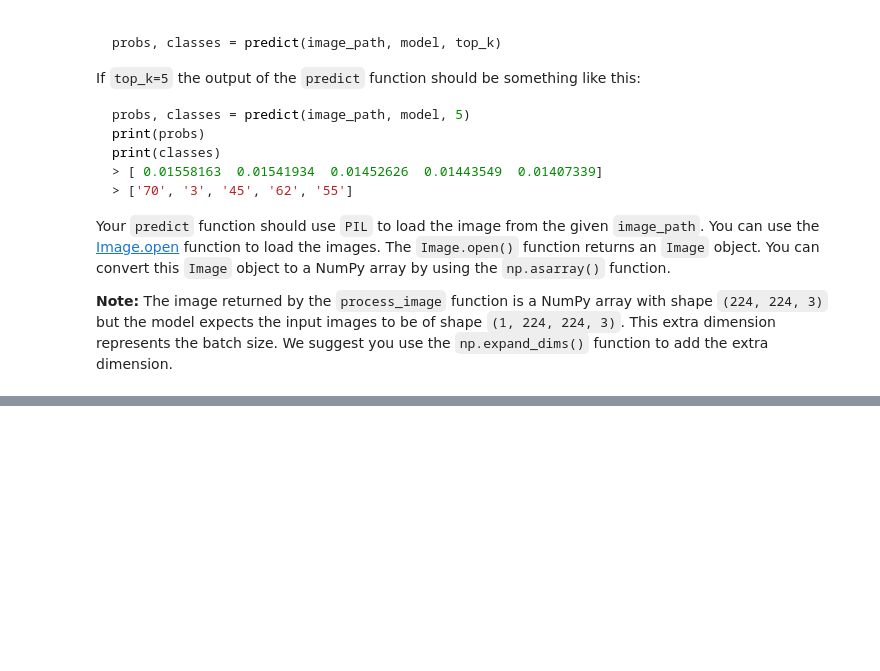
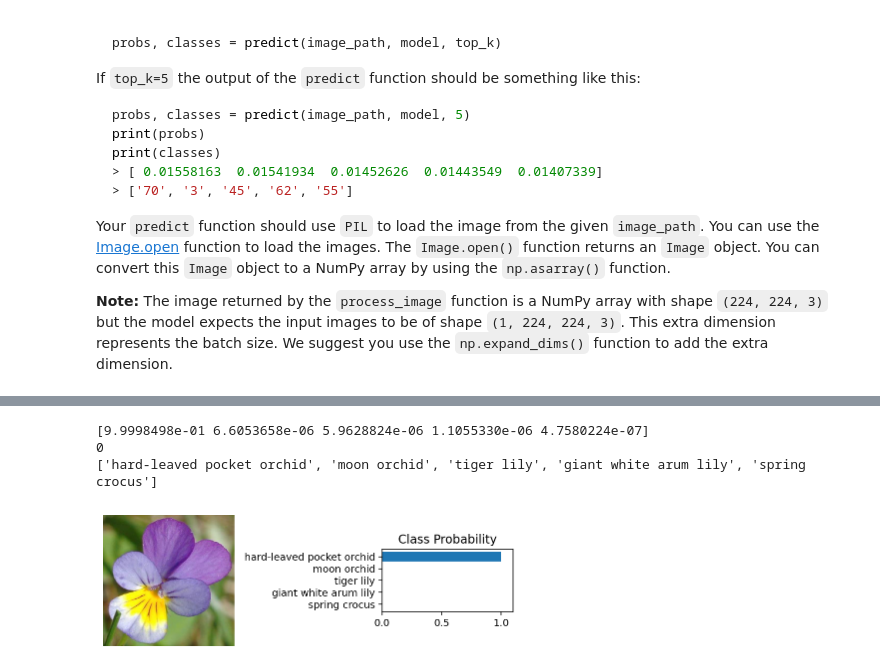
Before and after one commit to mbshbn/ML-using-TensorFlow-and-Keras, a Jupyter notebook: projects/p2_image_classifier/Project_Image_Classifier_Project.ipynb, the cells around one changed output, grey strips where cells are left out. Cells and saved outputs as stored; diff of their text form; code cells hidden in the pictures; blank space fills up the shorter version.

```diff
--- a/projects/p2_image_classifier/Project_Image_Classifier_Project.ipynb
+++ b/projects/p2_image_classifier/Project_Image_Classifier_Project.ipynb
@@ -465,3 +452,5 @@ for image_batch, label_batch in testing_batches.take(1):
+# %%
+model = reloaded_keras_model
 # %% [markdown]
 # Inference for Classification
 
@@ -566,0 +594,53 @@ You can convert from the class integer labels to actual flower names using `clas
+# %%
+for image_batch, label_batch in testing_batches.take(1):
+    ps = model.predict(image_batch)
+    first_image = image_batch.numpy().squeeze()[0]
+    first_label = label_batch.numpy()[0]
+
+fig, (ax1, ax2) = plt.subplots(figsize=(6,20), ncols=2)
+ax1.imshow(first_image, cmap = plt.cm.binary)
+ax1.axis('off')
+color = 'green' if np.argmax(ps[0]) == first_label else 'red'
+ax1.set_title(class_names[str(first_label)], color=color)
+ax2.barh(np.arange(num_classes), ps[0])
+ax2.set_aspect(0.1)
+ax2.set_yticks(np.arange(num_classes))
+ax2.set_yticklabels(class_names, size='small');
+ax2.set_title('Class Probability')
+ax2.set_xlim(0, 1.1)
+plt.tight_layout()
+# %%
+# TODO: Plot the input image along with the top 5 classes
+def Sanity_Check(image_path0, model, top_k, image_size,class_names):
+    probs, classes = predict(image_path0, model, top_k,image_size,class_names)
+    print(probs)
+    print(np.argmax(probs[0]))
+    print(classes)
+
+    im = Image.open(image_path0)
+    test_image = np.asarray(im)
+
+    fig, (ax1, ax2) = plt.subplots(figsize=(6,20), ncols=2)
+    ax1.imshow(process_image(test_image, image_size), cmap = plt.cm.binary)
+    ax1.axis('off')
+    #ax1.set_title(get_label_name(str(argmax[probs])))
+    #ax1.set_title(class_names[str(label)])
+    ax2.barh(classes[::-1], probs[::-1])#argmax(ps[0])
+    ax2.set_aspect(0.1)
+    ax2.set_title('Class Probability')
+    ax2.set_xlim(0, 1.1)
+    plt.tight_layout()
+    return None
+
+top_k = 5
+image_path1 = './test_images/cautleya_spicata.jpg'
+image_path2 = './test_images/hard-leaved_pocket_orchid.jpg'
+image_path3 = './test_images/orange_dahlia.jpg'
+image_path4 = './test_images/wild_pansy.jpg'
+
+Sanity_Check(image_path4, model, top_k,image_size,class_names)
+# %% [output]
+[9.9998498e-01 6.6053658e-06 5.9628824e-06 1.1055330e-06 4.7580224e-07]
+0
+['hard-leaved pocket orchid', 'moon orchid', 'tiger lily', 'giant white arum lily', 'spring crocus']
+[figure, added]
```
Also changed, not shown: parts of 37 cells of this notebook.
